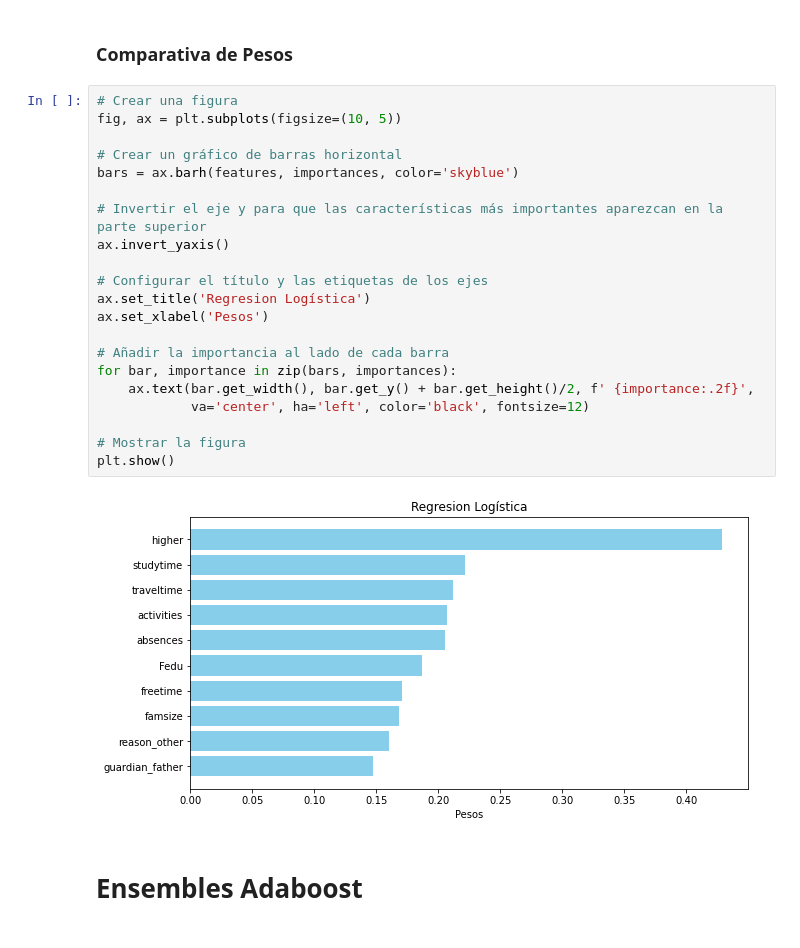
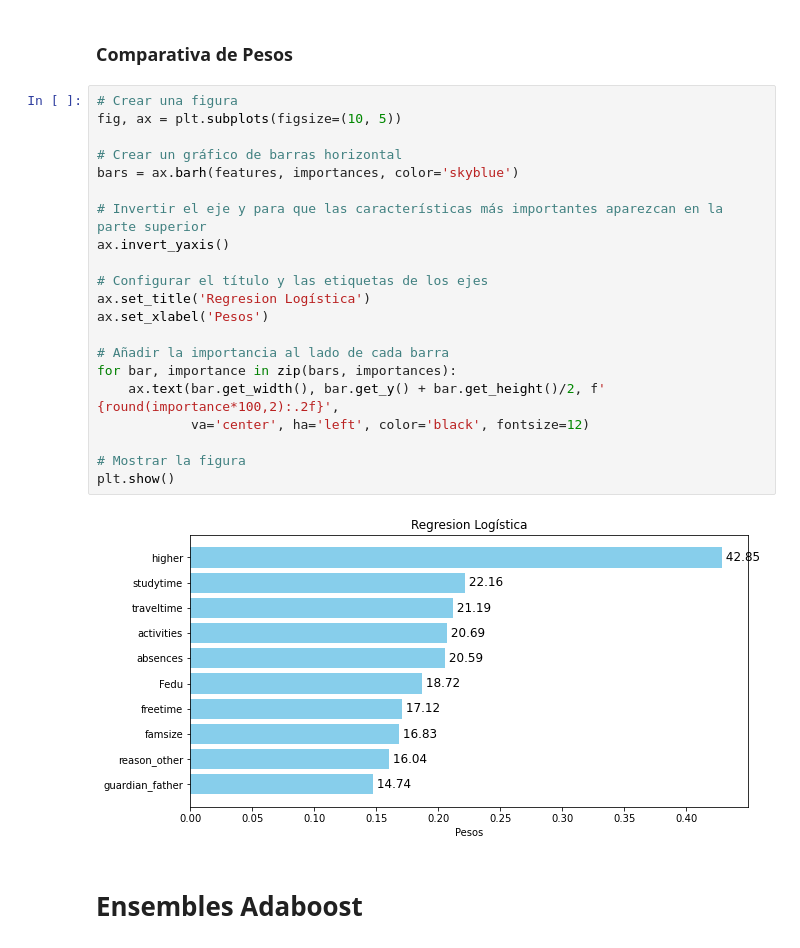
Before and after one commit to WADEBER/Trabajo-Aprendizaje, a Jupyter notebook: alcoholism.ipynb, the cells around one changed output. Drawn from its saved outputs; the diff is of its cells as text.

```diff
--- a/alcoholism.ipynb
+++ b/alcoholism.ipynb
@@ -569,26 +569,26 @@ Precision validacion:  60.29411764705882 %
 # %%
 # Crear una figura
 fig, ax = plt.subplots(figsize=(10, 5))
 
 # Crear un gráfico de barras horizontal
 bars = ax.barh(features, importances, color='skyblue')
 
 # Invertir el eje y para que las características más importantes aparezcan en la parte superior
 ax.invert_yaxis()
 
 # Configurar el título y las etiquetas de los ejes
 ax.set_title('Regresion Logística')
 ax.set_xlabel('Pesos')
 
 # Añadir la importancia al lado de cada barra
 for bar, importance in zip(bars, importances):
-    ax.text(bar.get_width(), bar.get_y() + bar.get_height()/2, f' {importance:.2f}',
+    ax.text(bar.get_width(), bar.get_y() + bar.get_height()/2, f' {round(importance*100,2):.2f}',
             va='center', ha='left', color='black', fontsize=12)
 
 # Mostrar la figura
 plt.show()
 # %% [output]
-[figure, old version]
+[figure, new version]
 # %% [markdown]
 # Ensembles Adaboost
 # %%
```
